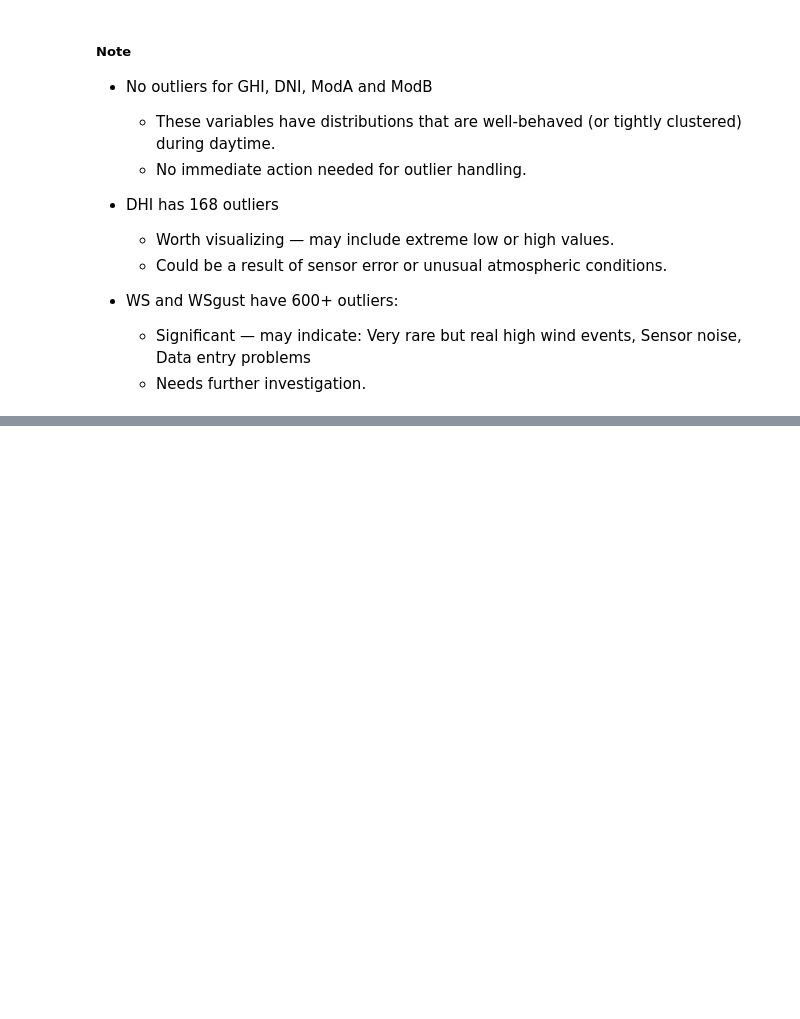
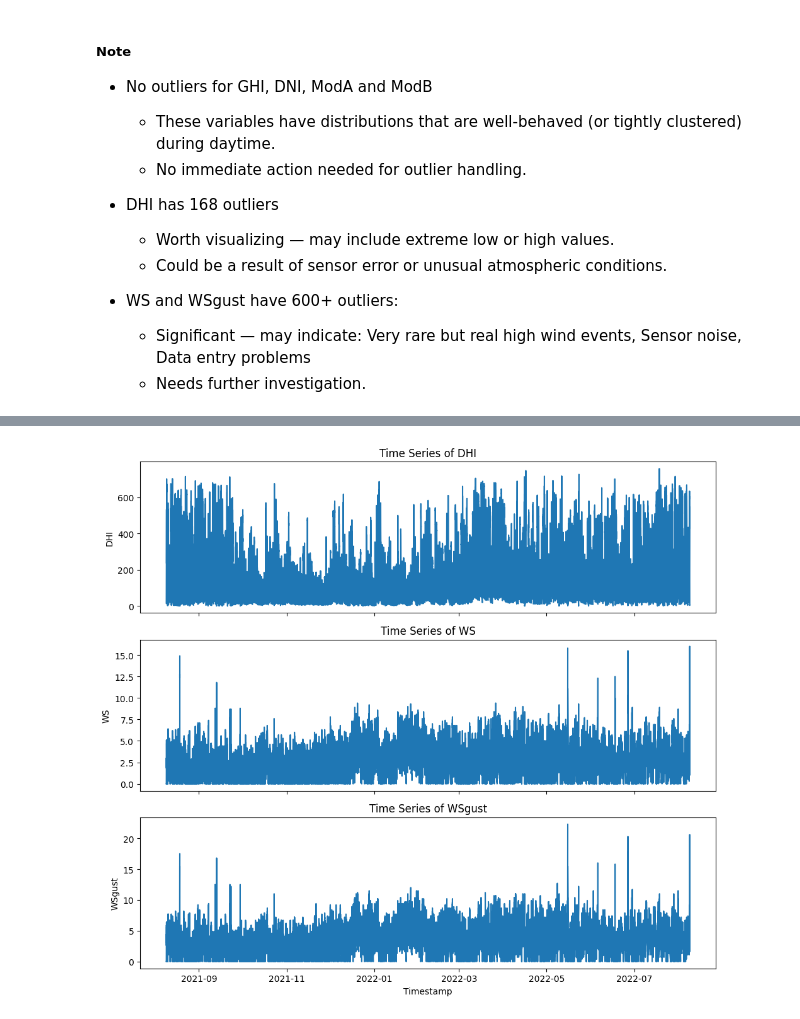
Before and after one commit to Ty-Miki/solar-challenge-week0, a Jupyter notebook: notebooks/eda_benin.ipynb, the cells around one changed output, grey strips where cells are left out. Saved outputs shown, nothing was run; the diff lists cells and outputs as text; code cells hidden in the pictures; blank space fills up the shorter version.

```diff
--- a/notebooks/eda_benin.ipynb
+++ b/notebooks/eda_benin.ipynb
@@ -153,0 +176,4 @@ Outlier counts per column: {'GHI': np.int64(0), 'DNI': np.int64(0), 'DHI': np.in
+# %%
+# Time series plots for outlier detection
+plot_gen.plot_time_series(df=day_time_df, columns=['DHI', 'WS', 'WSgust'], time_column='Timestamp')
+# %% [output]
@@ -153,0 +183 @@ Outlier counts per column: {'GHI': np.int64(0), 'DNI': np.int64(0), 'DHI': np.in
+[figure, added]
```
Also changed, not shown: parts of 12 cells of this notebook.
